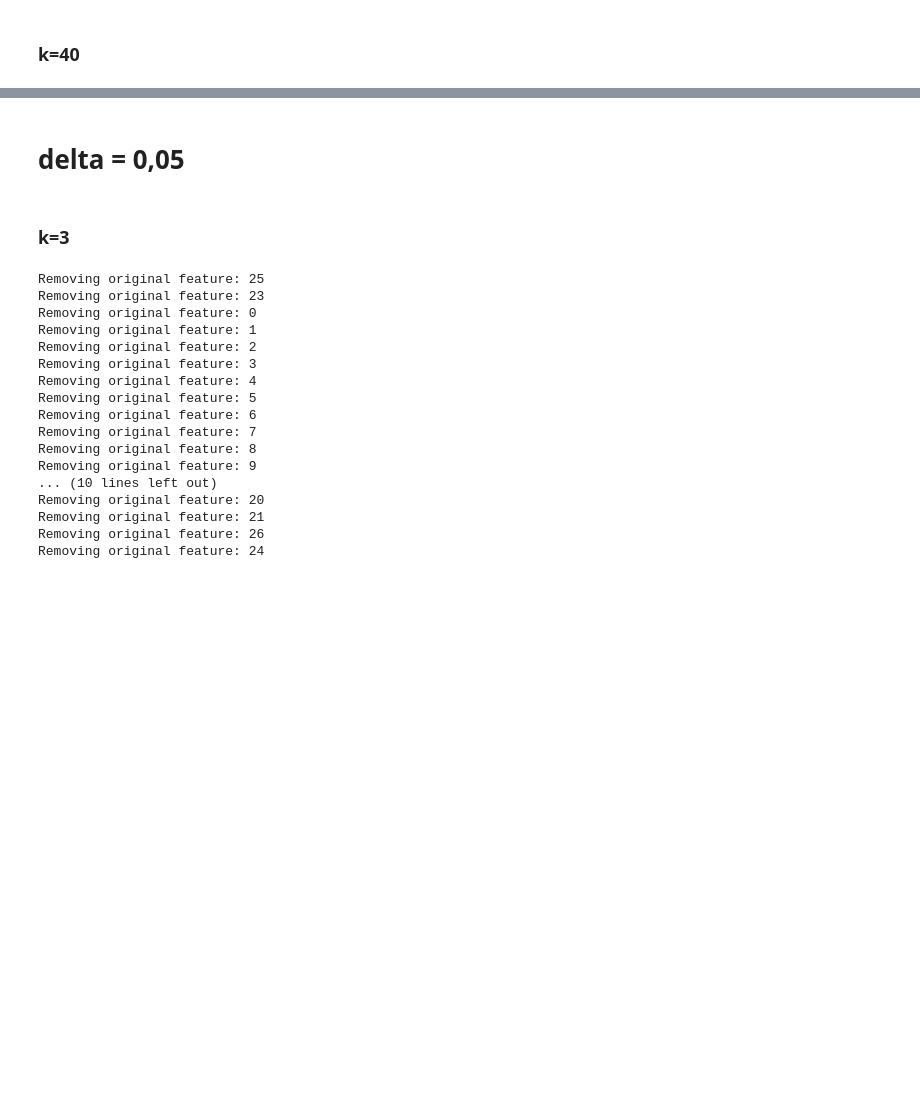
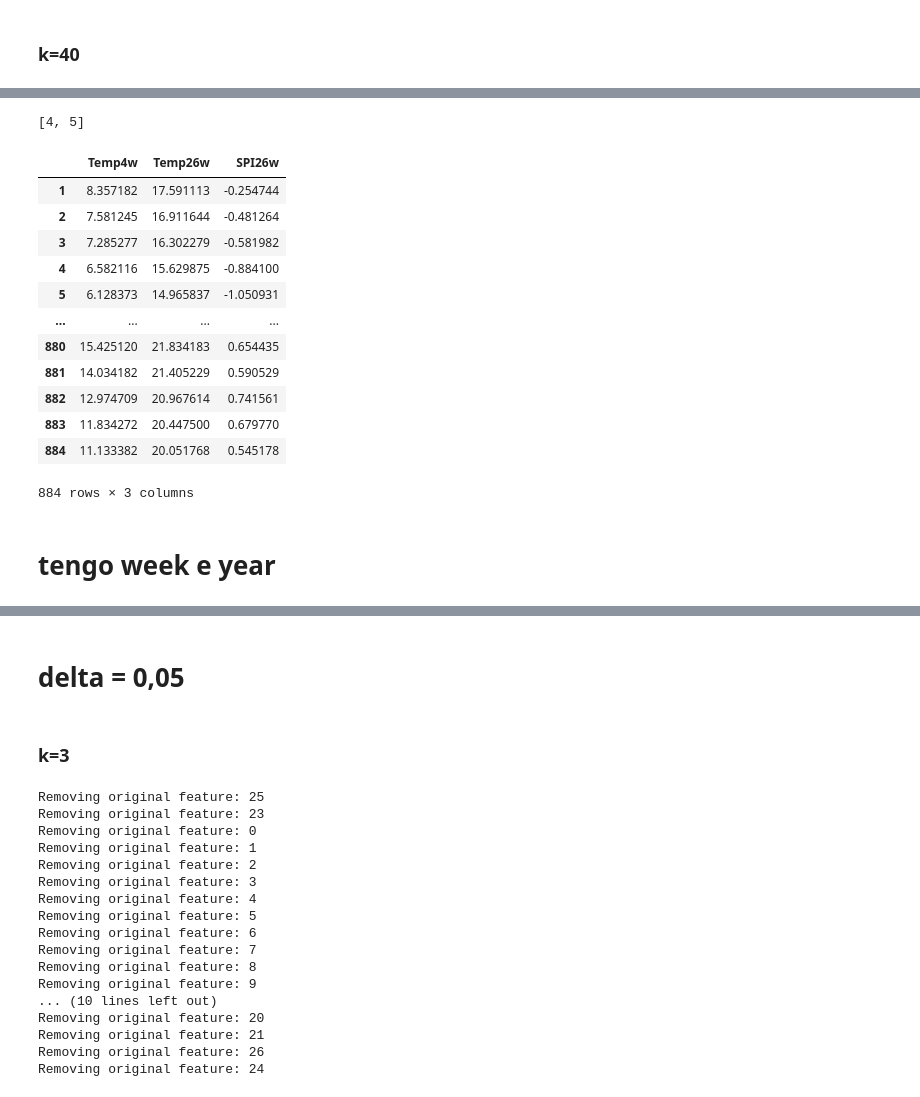
Before and after one commit to climateintelligence/Droughts, a Jupyter notebook: notebook/4- FS_Puglia_data.ipynb, the cells around one changed output, grey strips where cells are left out. Cells and saved outputs as stored; diff of their text form; code cells hidden in the pictures; blank space fills up the shorter version.

```diff
--- a/notebook/4- FS_Puglia_data.ipynb
+++ b/notebook/4- FS_Puglia_data.ipynb
@@ -114,0 +213,22 @@ Removing original feature: 24
+# %%
+selectedFeatures
+# %% [output]
+[4, 5]
+# %%
+df.iloc[:,[4,5,13]]
+# %% [output]
+|  | Temp4w | Temp26w | SPI26w |
+| 1 | 8.357182 | 17.591113 | -0.254744 |
+| 2 | 7.581245 | 16.911644 | -0.481264 |
+| 3 | 7.285277 | 16.302279 | -0.581982 |
+| 4 | 6.582116 | 15.629875 | -0.884100 |
+| 5 | 6.128373 | 14.965837 | -1.050931 |
+| ... | ... | ... | ... |
+| 880 | 15.425120 | 21.834183 | 0.654435 |
+| 881 | 14.034182 | 21.405229 | 0.590529 |
+| 882 | 12.974709 | 20.967614 | 0.741561 |
+| 883 | 11.834272 | 20.447500 | 0.679770 |
+| 884 | 11.133382 | 20.051768 | 0.545178 |
+884 rows × 3 columns
+# %% [markdown]
+# tengo week e year
```
Also changed, not shown: parts of 35 cells of this notebook, 11 other files.
